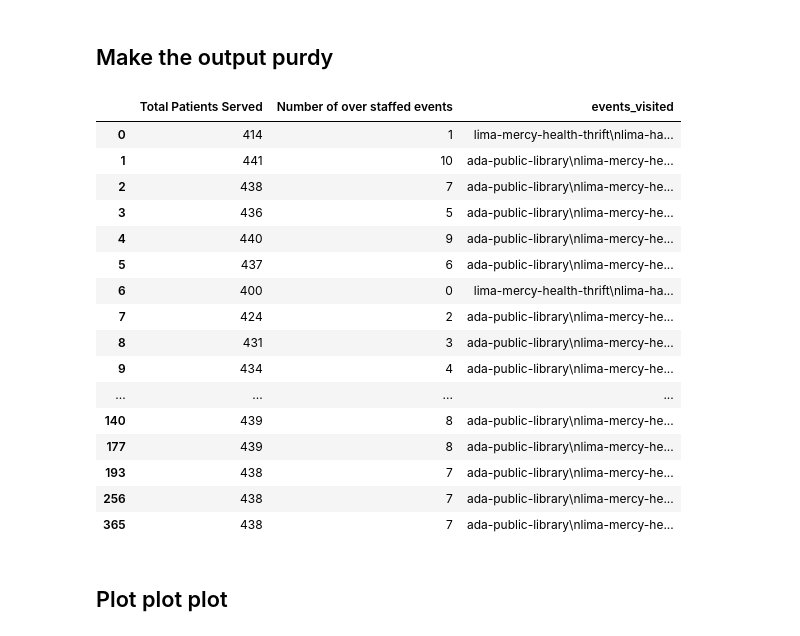
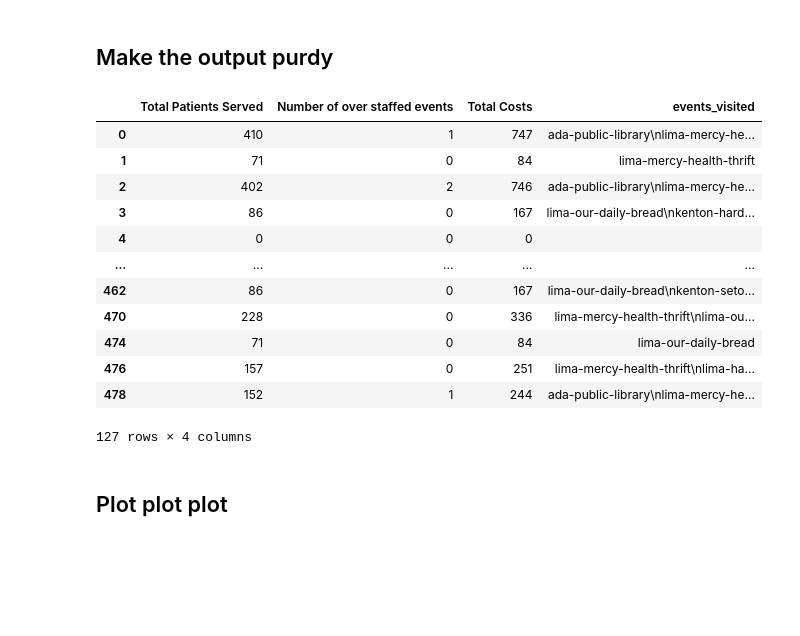
Before and after one commit to Human-Centered-Optimization-Lab/clinicOpt, a Jupyter notebook: locationSelection/locationSelection.ipynb, the cells around one changed output. Drawn from its saved outputs; the diff is of its cells as text; code cells hidden in the pictures; blank space fills up the shorter version.

Commit message:
Have three objectives now working

```diff
--- a/locationSelection/locationSelection.ipynb
+++ b/locationSelection/locationSelection.ipynb
@@ -122,0 +163,20 @@ obj_func_ose
+# %%
+
+# Total costs
+total_distance = " + ".join([f"evt_visit_{e} * d2h_{e}" for e in range(event_count)])
+print("Total distance:")
+display(total_distance)
+
+print("Total gas cost")
+total_gas_costs = f"(({total_distance})/mpg)*dpg"
+display(total_gas_costs)
+
+print("Total driver cost")
+total_driver_cost = " + ".join([f"evt_visit_{e}" for e in range(event_count)])
+total_driver_cost = f"({total_driver_cost})*dcpt"
+
+display(total_driver_cost)
+
+print("Total costs")
+obj_total_cost = f"{total_gas_costs} + {total_driver_cost}"
+display(obj_total_cost)
@@ -168,9 +226,9 @@ prob = Problem(
         name="Simple site selection",
         description="Simple implementation of the site selection problem",
         type="linear",
-        constants=exp_att +  ose + [mpg, dpg, max_events],
+        constants=exp_att +  ose + d2h + [mpg, dpg, max_events, driver_cost_per_trip],
         variables=evt_visited,
-        objectives=[total_patients, over_staffed_events],
+        objectives=[total_patients, over_staffed_events, costs],
         constraints=[]
     )
 # %% [markdown]
@@ -183,14 +241,26 @@ all_patients = int(np.sum(events.loc[:,"expectedAttendance"]))
 # f_2 naird is having visiting all locations with over staffed events
 all_ose = int(np.sum(raw_over_attendance))
 
+# f_3 ideal is no costs
+# f_3 nadir is going to every site
+
+# How many miles are driven/gas costs
+max_dist = events.loc[:,"dist2home"].sum()
+total_gas_cost = (max_dist / raw_mpg) * raw_dollars_per_gallon
+driver_cost = events.shape[0]*raw_driver_cost_per_trip
+max_costs = float(driver_cost + total_gas_cost)
+
+
 prob = prob.update_ideal_and_nadir(
     new_ideal={
         "f_1": all_patients,
-        "f_2": 0
+        "f_2": 0,
+        "f_3": 0
         },
     new_nadir={
         "f_1": 0,
-        "f_2": all_ose
+        "f_2": all_ose,
+        "f_3": max_costs
         }
     )
 print(f"Ideal values: {prob.get_ideal_point()}")
@@ -207,41 +280,38 @@ result = solver()
 # %% [markdown]
 ## Make the output purdy
 # %%
-pf_obj = (result.outputs.to_pandas()).astype(int).loc[:,["f_1", "f_2"]]
+pf_obj = (result.outputs.to_pandas()).astype(int).loc[:,["f_1", "f_2", "f_3"]]
 pf_dec = (result.solutions.to_pandas()).astype(bool)
 
 results = pd.DataFrame(pf_obj.values,
-                       columns=["Total Patients Served", "Number of over staffed events"])
+                       columns=["Total Patients Served", "Number of over staffed events", "Total Costs"])
 
+# Build string lists for the events visited
 pf_events_visited = []
 for (e, ev) in pf_dec.iterrows():
     events_visited = ev.values
     pf_events_visited.append("\n".join(events.loc[events_visited, "event_id"].values))
 
 
 results.loc[:,"events_visited"] = pf_events_visited
 
 results = results.drop_duplicates()
 
 results
 # %% [output]
-|  | Total Patients Served | Number of over staffed events | events_visited |
-| 0 | 414 | 1 | lima-mercy-health-thrift\nlima-ha... |
-| 1 | 441 | 10 | ada-public-library\nlima-mercy-he... |
-| 2 | 438 | 7 | ada-public-library\nlima-mercy-he... |
-| 3 | 436 | 5 | ada-public-library\nlima-mercy-he... |
-| 4 | 440 | 9 | ada-public-library\nlima-mercy-he... |
-| 5 | 437 | 6 | ada-public-library\nlima-mercy-he... |
-| 6 | 400 | 0 | lima-mercy-health-thrift\nlima-ha... |
-| 7 | 424 | 2 | ada-public-library\nlima-mercy-he... |
-| 8 | 431 | 3 | ada-public-library\nlima-mercy-he... |
-| 9 | 434 | 4 | ada-public-library\nlima-mercy-he... |
-| ... | ... | ... | ... |
-| 140 | 439 | 8 | ada-public-library\nlima-mercy-he... |
-| 177 | 439 | 8 | ada-public-library\nlima-mercy-he... |
-| 193 | 438 | 7 | ada-public-library\nlima-mercy-he... |
-| 256 | 438 | 7 | ada-public-library\nlima-mercy-he... |
-| 365 | 438 | 7 | ada-public-library\nlima-mercy-he... |
+|  | Total Patients Served | Number of over staffed events | Total Costs | events_visited |
+| 0 | 410 | 1 | 747 | ada-public-library\nlima-mercy-he... |
+| 1 | 71 | 0 | 84 | lima-mercy-health-thrift |
+| 2 | 402 | 2 | 746 | ada-public-library\nlima-mercy-he... |
+| 3 | 86 | 0 | 167 | lima-our-daily-bread\nkenton-hard... |
+| 4 | 0 | 0 | 0 |  |
+| ... | ... | ... | ... | ... |
+| 462 | 86 | 0 | 167 | lima-our-daily-bread\nkenton-seto... |
+| 470 | 228 | 0 | 336 | lima-mercy-health-thrift\nlima-ou... |
+| 474 | 71 | 0 | 84 | lima-our-daily-bread |
+| 476 | 157 | 0 | 251 | lima-mercy-health-thrift\nlima-ha... |
+| 478 | 152 | 1 | 244 | ada-public-library\nlima-mercy-he... |
+127 rows × 4 columns
 # %% [markdown]
 ## Plot plot plot
 # %%
```
Also changed, not shown: parts of 10 cells of this notebook.
